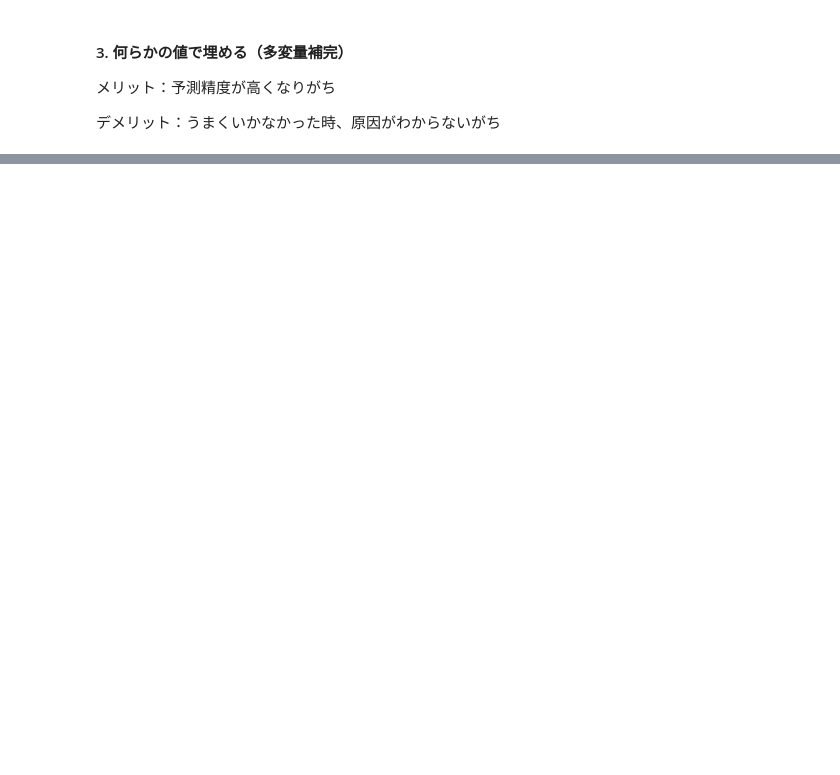
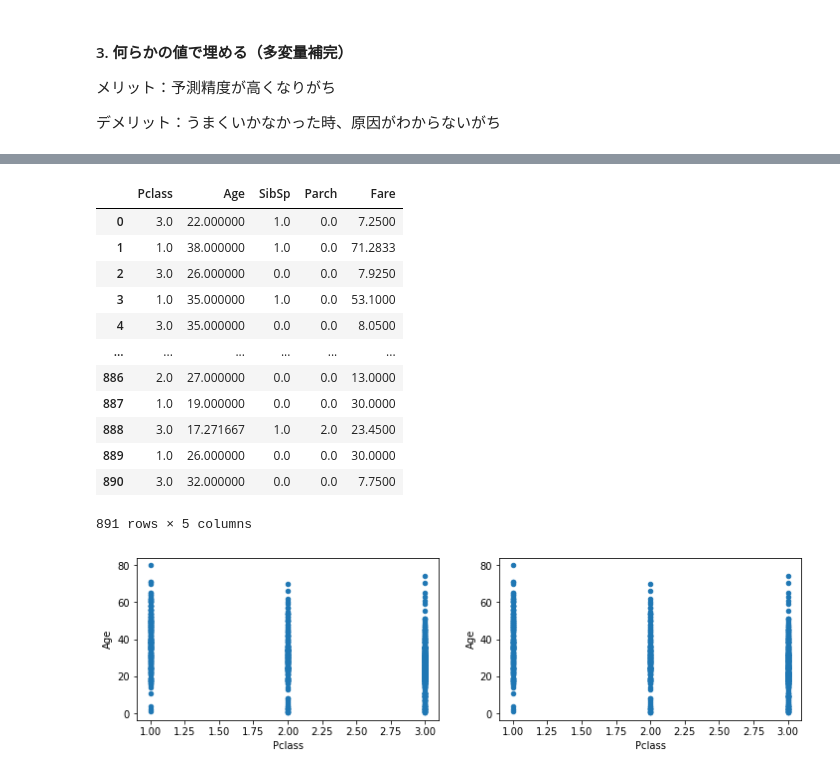
Before and after one commit to ishikawa-ken/dlc, a Jupyter notebook: week1/week1-2.ipynb, the cells around one changed output, grey strips where cells are left out. Saved outputs shown, nothing was run; the diff lists cells and outputs as text; code cells hidden in the pictures; blank space fills up the shorter version.

```diff
--- a/week1/week1-2.ipynb
+++ b/week1/week1-2.ipynb
@@ -131,0 +265,26 @@ display(filled_data2)
+# %%
+# ランダムフォレストを使う
+from sklearn.ensemble import RandomForestRegressor
+
+randf = pd.DataFrame(
+            IterativeImputer(RandomForestRegressor()).fit_transform(only_num_data)
+            , columns=only_num_data_columns
+        )
+
+display(randf)
+figmake(randf, 'Pclass')
+# %% [output]
+|  | Pclass | Age | SibSp | Parch | Fare |
+| 0 | 3.0 | 22.000000 | 1.0 | 0.0 | 7.2500 |
+| 1 | 1.0 | 38.000000 | 1.0 | 0.0 | 71.2833 |
+| 2 | 3.0 | 26.000000 | 0.0 | 0.0 | 7.9250 |
+| 3 | 1.0 | 35.000000 | 1.0 | 0.0 | 53.1000 |
+| 4 | 3.0 | 35.000000 | 0.0 | 0.0 | 8.0500 |
+| ... | ... | ... | ... | ... | ... |
+| 886 | 2.0 | 27.000000 | 0.0 | 0.0 | 13.0000 |
+| 887 | 1.0 | 19.000000 | 0.0 | 0.0 | 30.0000 |
+| 888 | 3.0 | 17.271667 | 1.0 | 2.0 | 23.4500 |
+| 889 | 1.0 | 26.000000 | 0.0 | 0.0 | 30.0000 |
+| 890 | 3.0 | 32.000000 | 0.0 | 0.0 | 7.7500 |
+891 rows × 5 columns
+[figure, added]
```
Also changed, not shown: parts of 15 cells of this notebook, 1 other file.
